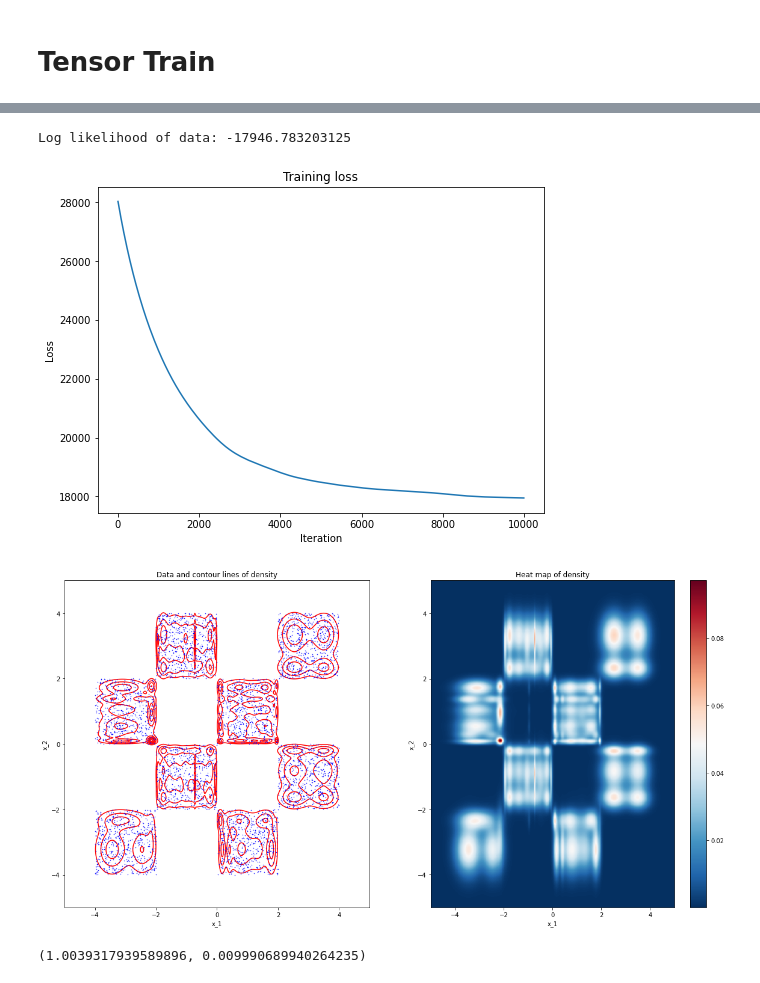
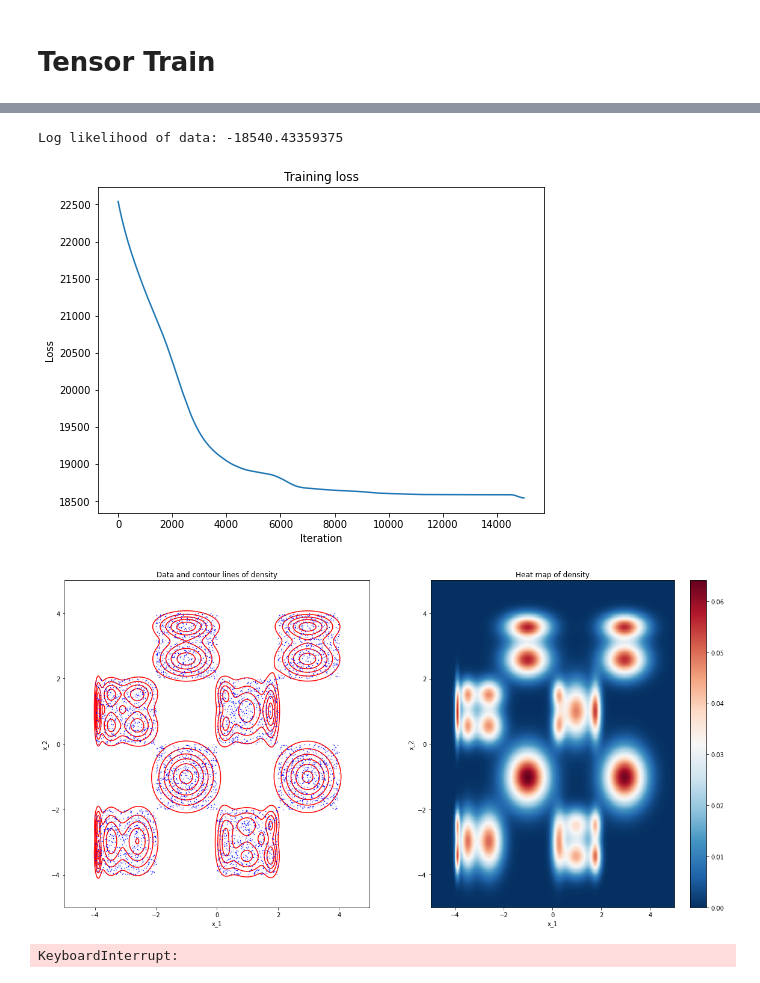
Before and after one commit to jonasvj/TFDE, a Jupyter notebook: gmm_notebook.ipynb, the cells around one changed output, grey strips where cells are left out. Drawn from its saved outputs; the diff is of its cells as text; code cells hidden in the pictures.

```diff
--- a/gmm_notebook.ipynb
+++ b/gmm_notebook.ipynb
@@ -634,26 +634,35 @@ class TensorTrain(PyroModule):
         self.init_params()
 
 
-    def init_params(self):
+    def init_params(self, loc_min=None, loc_max=None, scale_max=None):
+
+        if loc_min is None:
+            loc_min = [-1 for m in range(self.M)]
+        if loc_max is None:
+            loc_max = [1 for m in range(self.M)]
+        if scale_max is None:
+            scale_max = [1 for m in range(self.M)]
+
         for m in range(1, self.M + 1):
             # PyroModule for storing weights, locs
             # and scales for x_m
             module = PyroModule(name=f'x_{m}')
+            param_shape = (self.Ks[m-1], self.Ks[m])
 
             # Weight matrix W^m ("Transition probabilities")
             # I.e. probability of k_m = a given k_{m-1} = b
             module.weights = PyroParam(
-                torch.ones(self.Ks[m-1], self.Ks[m]) / self.Ks[m],
+                torch.ones(param_shape) / self.Ks[m],
                 constraint=constraints.simplex)
 
             # Locs for x_m
             module.locs = PyroParam(
-                torch.randn(self.Ks[m-1], self.Ks[m]),
+                dist.Uniform(loc_min[m-1], loc_max[m-1]).sample(param_shape),
                 constraint=constraints.real)
 
             # Scales for x_m
             module.scales = PyroParam(
-                torch.rand(self.Ks[m-1], self.Ks[m]),
+                dist.Uniform(0, scale_max[m-1]).sample(param_shape),
                 constraint=constraints.positive)
 
             self.params[str(m)] = module
@@ -701,7 +710,7 @@ class TensorTrain(PyroModule):
         pass
 
 
-    def fit_model(self, data, lr=3e-4, n_steps=10000):
+    def fit_model(self, data, lr=3e-4, n_steps=10000, verbose=True):
         self.train()
 
         adam = pyro.optim.Adam({"lr": lr})
@@ -711,7 +720,7 @@ class TensorTrain(PyroModule):
             loss = svi.step(data)
             self.train_losses.append(loss)
 
-            if step % 1000 == 1:
+            if step % 1000 == 0 and verbose:
                 print('[iter {}]  loss: {:.4f}'.format(step, loss))
 
         self.eval()
@@ -722,15 +731,22 @@ class TensorTrain(PyroModule):
             torch.ones(10000)/10000, num_samples=n_starts)
         inits = list()
 
+        data_min = data.min(dim=0).values
+        data_max = data.max(dim=0).values
+        data_std = data.std(dim=0)
+
         for seed in seeds:
             pyro.set_rng_seed(seed)
             pyro.clear_param_store()
 
             # Set new initial parameters
-            self.init_params()
+            self.init_params(loc_min=data_min,
+                             loc_max=data_max,
+                             scale_max=data_std)
 
             # Get initial loss
-            self.fit_model(data, lr=0, n_steps=1)
+            self.fit_model(data, lr=0, n_steps=1,
+                           verbose=False)
             loss = self.train_losses[-1]
 
             # Save loss and seed
@@ -745,7 +761,9 @@ class TensorTrain(PyroModule):
         # Initialize with best seed
         pyro.set_rng_seed(best_seed)
         pyro.clear_param_store()
-        self.init_params()
+        self.init_params(loc_min=data_min,
+                         loc_max=data_max,
+                         scale_max=data_std)
 
 
     def density(self, data):
@@ -800,7 +818,7 @@ class TensorTrain(PyroModule):
             int_limits, opts=opts)
 # %%
 pyro.clear_param_store()
-model = TensorTrain(Ks=[8,5,5])
-model.hot_start(data_2, n_starts=250)
-model.fit_model(data_2, n_steps=10000)
+model = TensorTrain(Ks=[3,3,3])
+model.hot_start(data, n_starts=250)
+model.fit_model(data, n_steps=15000)
 # %% [output]
@@ -817,19 +840,19 @@ model.fit_model(data_2, n_steps=10000)
 # %%
 # Log likelihood of data
-print('Log likelihood of data:', model.log_likelihood(data_2).item())
+print('Log likelihood of data:', model.log_likelihood(data).item())
 # %% [output]
-Log likelihood of data: -17946.783203125
+Log likelihood of data: -18540.43359375
 # %%
 # Plot train loss
 plot_train_loss(model)
 # %% [output]
-[figure, old version]
+[figure, new version]
 # %%
 # Plot density
-plot_density(model, data_2)
+plot_density(model, data)
 # %% [output]
-[figure, old version]
+[figure, new version]
 # %%
 model.unit_test([(-5, 5), (-5, 5)], opts={'epsabs': 0.01}) # Allow a larger error for faster computation
 # %% [output]
-(1.0039317939589896, 0.009990689940264235)
+KeyboardInterrupt:
```
Also changed, not shown: parts of 5 cells of this notebook.
